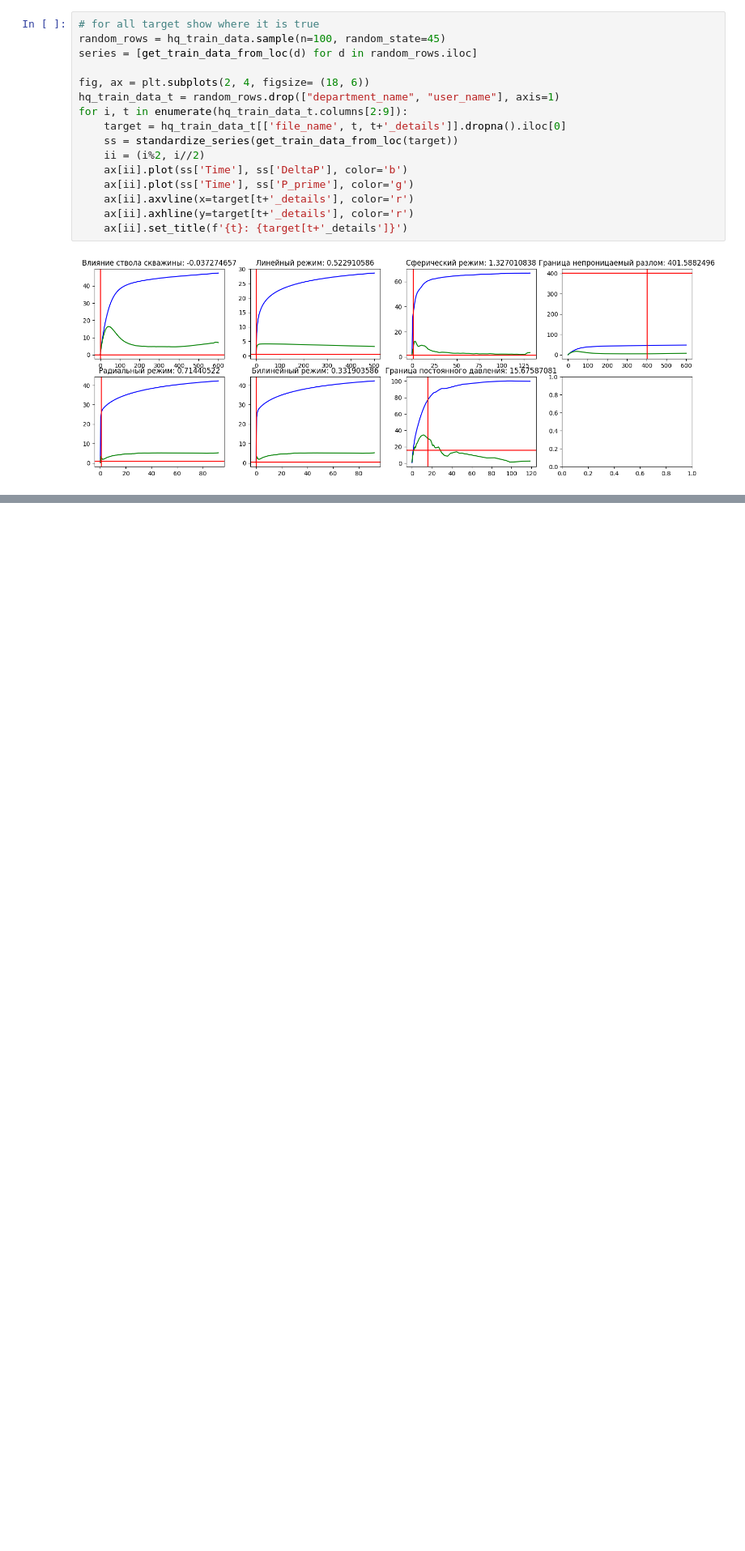
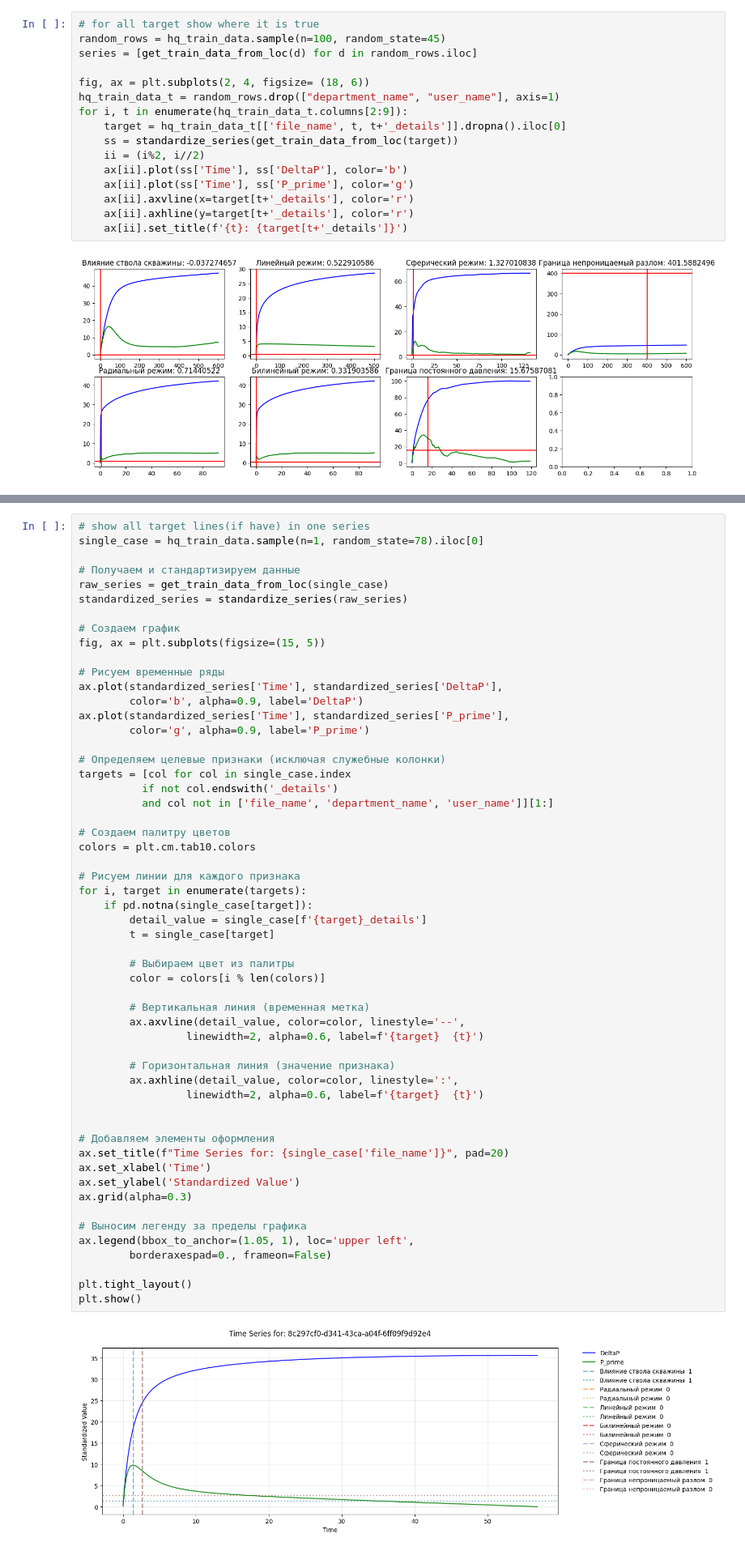
Before and after one commit to EZHOWWW/Siam, a Jupyter notebook: main.ipynb, the cells around one changed output, grey strips where cells are left out. Shown: that part at 81% size. Saved outputs shown, nothing was run; the diff lists cells and outputs as text; blank space fills up the shorter version.

```diff
--- a/main.ipynb
+++ b/main.ipynb
@@ -291,0 +288,57 @@ model = 'magic'
+# %%
+# show all target lines(if have) in one series
+single_case = hq_train_data.sample(n=1, random_state=78).iloc[0]
+
+# Получаем и стандартизируем данные
+raw_series = get_train_data_from_loc(single_case)
+standardized_series = standardize_series(raw_series)
+
+# Создаем график
+fig, ax = plt.subplots(figsize=(15, 5))
+
+# Рисуем временные ряды
+ax.plot(standardized_series['Time'], standardized_series['DeltaP'],
+        color='b', alpha=0.9, label='DeltaP')
+ax.plot(standardized_series['Time'], standardized_series['P_prime'],
+        color='g', alpha=0.9, label='P_prime')
+
+# Определяем целевые признаки (исключая служебные колонки)
+targets = [col for col in single_case.index
+          if not col.endswith('_details')
+          and col not in ['file_name', 'department_name', 'user_name']][1:]
+
+# Создаем палитру цветов
+colors = plt.cm.tab10.colors
+
+# Рисуем линии для каждого признака
+for i, target in enumerate(targets):
+    if pd.notna(single_case[target]):
+        detail_value = single_case[f'{target}_details']
+        t = single_case[target]
+
+        # Выбираем цвет из палитры
+        color = colors[i % len(colors)]
+
+        # Вертикальная линия (временная метка)
+        ax.axvline(detail_value, color=color, linestyle='--',
+                 linewidth=2, alpha=0.6, label=f'{target}  {t}')
+
+        # Горизонтальная линия (значение признака)
+        ax.axhline(detail_value, color=color, linestyle=':',
+                 linewidth=2, alpha=0.6, label=f'{target}  {t}')
+
+
+# Добавляем элементы оформления
+ax.set_title(f"Time Series for: {single_case['file_name']}", pad=20)
+ax.set_xlabel('Time')
+ax.set_ylabel('Standardized Value')
+ax.grid(alpha=0.3)
+
+# Выносим легенду за пределы графика
+ax.legend(bbox_to_anchor=(1.05, 1), loc='upper left',
+        borderaxespad=0., frameon=False)
+
+plt.tight_layout()
+plt.show()
+# %% [output]
+[figure, added]
```
Also changed, not shown: parts of 4 cells of this notebook.
